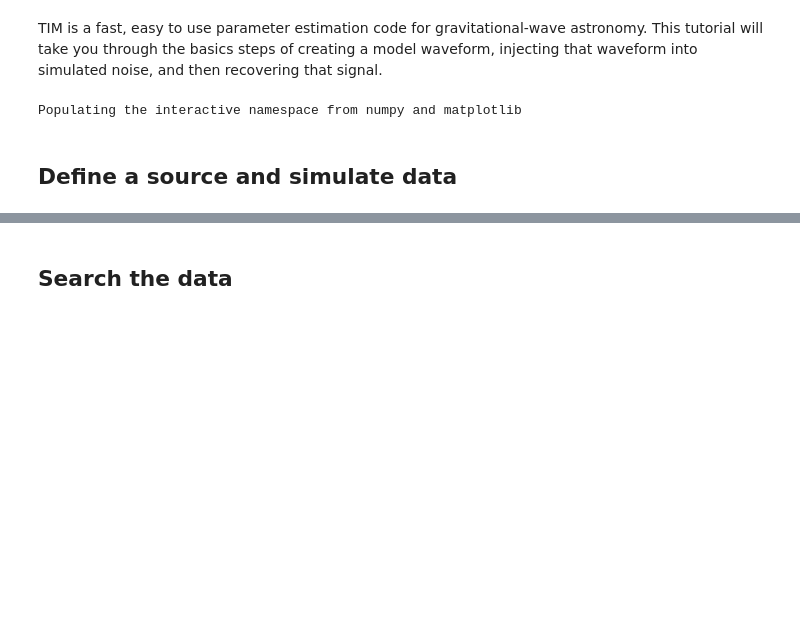
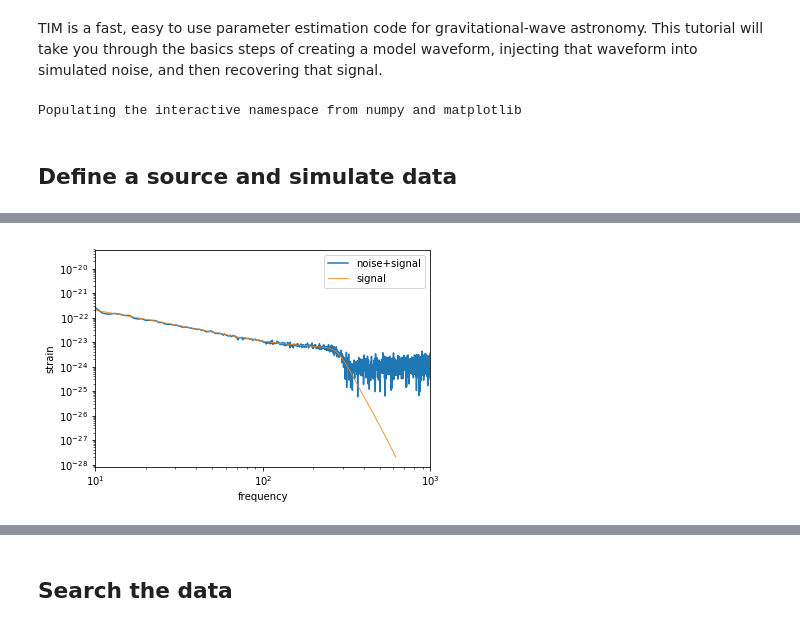
Before and after one commit to bilby-dev/bilby, a Jupyter notebook: tutorials/BasicTutorial.ipynb, the cells around one changed output, grey strips where cells are left out. Drawn from its saved outputs; the diff is of its cells as text; code cells hidden in the pictures; blank space fills up the shorter version.

```diff
--- a/tutorials/BasicTutorial.ipynb
+++ b/tutorials/BasicTutorial.ipynb
@@ -46,22 +49,4 @@ plt.loglog(source.frequency_array, np.abs(hf_signal['plus']))
 # %%
-# Properties of the data
-time_duration = 1.
-sampling_frequency = 4096.
-
-# Simulated source properties
-simulation_parameters = dict(
-    A=1e-21,
-    f=100,
-    geocent_time=0,
-    ra=1,
-    dec=2,
-    psi=0)
-
-# Make a source instance and get the frequency domain realisation
-source = peyote.source.SimpleSinusoidSource(
-    'sin', sampling_frequency, time_duration)
-hf_signal = source.frequency_domain_strain(simulation_parameters)
-
 # Simulate the data in H1
 IFO = peyote.detector.H1
 hf_noise, frequencies = IFO.power_spectral_density.get_noise_realisation(
@@ -84,0 +68 @@ plt.show()
+[figure, added]
```
Also changed, not shown: parts of 7 cells of this notebook.
